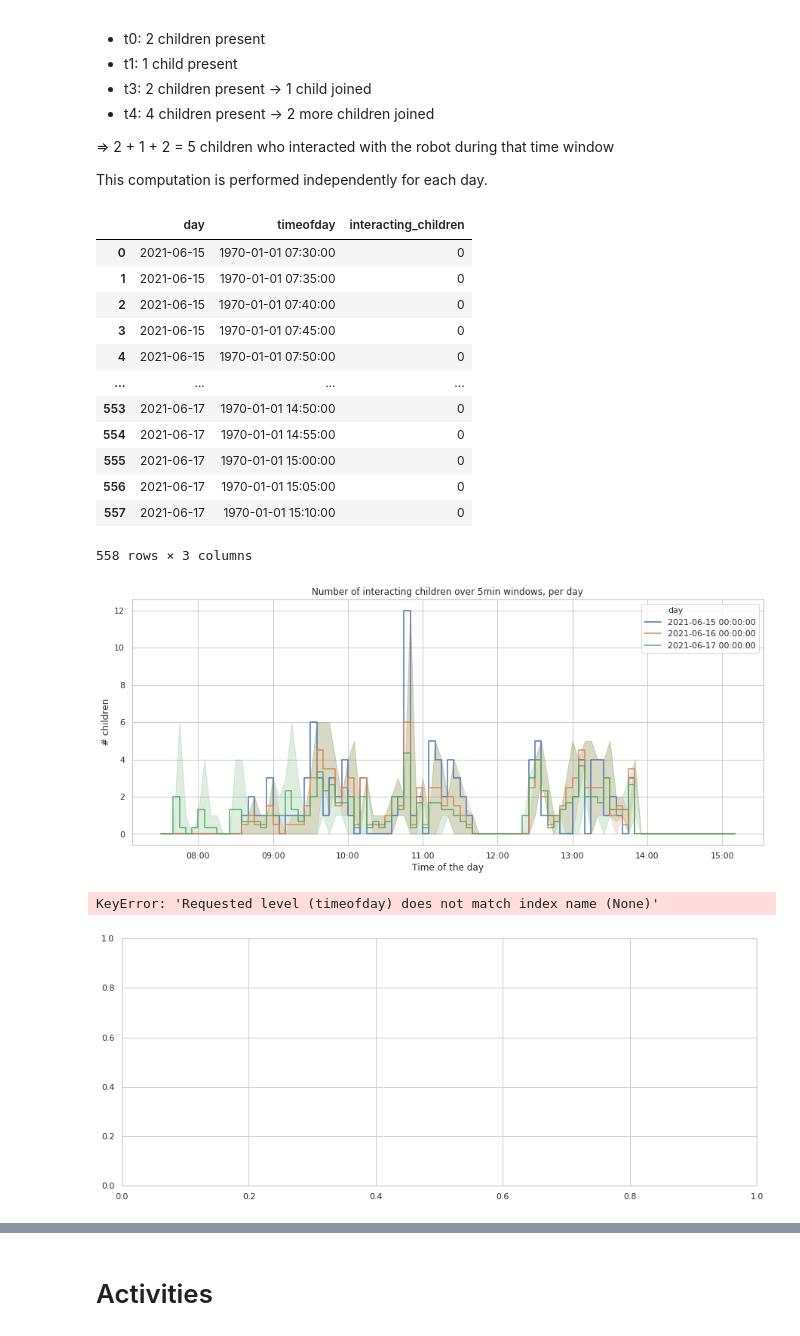
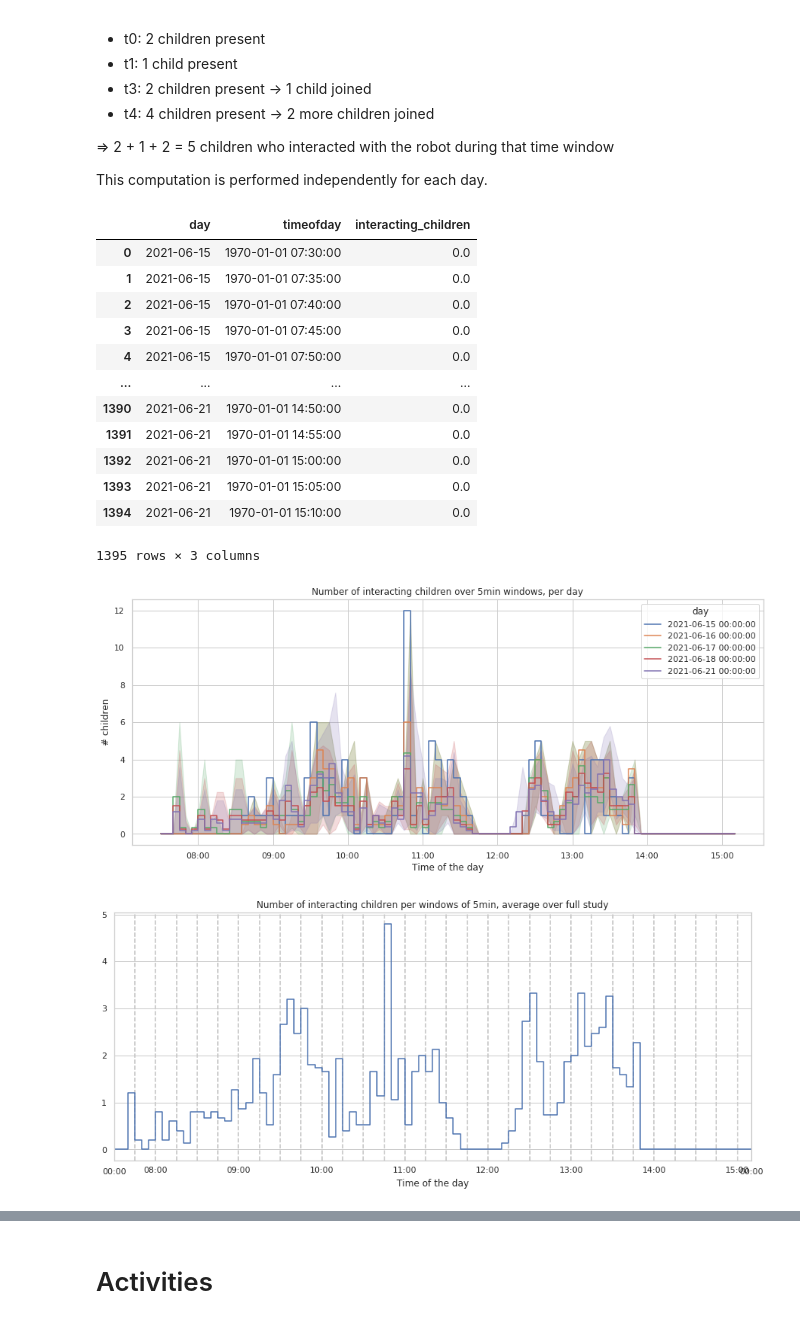
Before and after one commit to severin-lemaignan/robots4sen-data-analysis, a Jupyter notebook: robots4sen.ipynb, the cells around one changed output, grey strips where cells are left out. Drawn from its saved outputs; the diff is of its cells as text; code cells hidden in the pictures.

```diff
--- a/robots4sen.ipynb
+++ b/robots4sen.ipynb
@@ -21,16 +22,18 @@ import seaborn as sns
 # Use white grid plot background from seaborn
 sns.set(style="whitegrid")
 # %%
+DATES = ["15 Jun","16 Jun","17 Jun","18 Jun","21 Jun","22 Jun","23 Jun","24 Jun","25 Jun","29 Jun","30 Jun","01 Jun","02 Jun"]
+DATE_FORMATTER = tick.FuncFormatter(lambda x,p: DATES[x])
 
-actions = pd.concat((pd.read_csv(f) for f in glob.glob("logs-2021-*/actions.csv")))
+actions = pd.concat((pd.read_csv(f) for f in sorted(glob.glob("logs-2021-*/actions.csv"))))
 
 
 
-people = pd.concat((pd.read_csv(f) for f in glob.glob("logs-2021-*/people.csv")))
+people = pd.concat((pd.read_csv(f) for f in sorted(glob.glob("logs-2021-*/people.csv"))))
 
-children = pd.concat((pd.read_csv(f) for f in glob.glob("logs-2021-*/nb_children.csv")))
+children = pd.concat((pd.read_csv(f) for f in sorted(glob.glob("logs-2021-*/nb_children.csv"))))
 
-moods = pd.concat((pd.read_csv(f) for f in glob.glob("logs-2021-*/moods.csv")))
+moods = pd.concat((pd.read_csv(f) for f in sorted(glob.glob("logs-2021-*/moods.csv"))))
 
 # process timestamp, and index dataframes by time
 for df in [actions, people, children, moods]:
@@ -39,7 +42,7 @@ for df in [actions, people, children, moods]:
     df["day"] = df.time.dt.floor('D')
     df["timeofday"] = pd.Timestamp(0) + (df.time - df.day)
 
-    #del df["time"]
+    del df["time"]
 
     df.set_index("timeofday", inplace=True)
 
@@ -145,8 +189,5 @@ pass
 # %% [markdown]
 ### Cumulative sum of children interacting with the robot
 # %%
-children["shifted"] = children.shift(1, fill_value=0).nb_children
-children["increase"] = (children.nb_children - children.shifted).clip(0)
+children["increase"] = children.nb_children.diff().fillna(0).clip(0)
 children["cumsum"] = children.groupby("day").increase.cumsum()
-
-children["cumsum"]
@@ -230,18 +257,18 @@ interacting_children.reset_index(inplace=True)
 interacting_children
 # %% [output]
 |  | day | timeofday | interacting_children |
-| 0 | 2021-06-15 | 1970-01-01 07:30:00 | 0 |
-| 1 | 2021-06-15 | 1970-01-01 07:35:00 | 0 |
-| 2 | 2021-06-15 | 1970-01-01 07:40:00 | 0 |
-| 3 | 2021-06-15 | 1970-01-01 07:45:00 | 0 |
-| 4 | 2021-06-15 | 1970-01-01 07:50:00 | 0 |
+| 0 | 2021-06-15 | 1970-01-01 07:30:00 | 0.0 |
+| 1 | 2021-06-15 | 1970-01-01 07:35:00 | 0.0 |
+| 2 | 2021-06-15 | 1970-01-01 07:40:00 | 0.0 |
+| 3 | 2021-06-15 | 1970-01-01 07:45:00 | 0.0 |
+| 4 | 2021-06-15 | 1970-01-01 07:50:00 | 0.0 |
 | ... | ... | ... | ... |
-| 553 | 2021-06-17 | 1970-01-01 14:50:00 | 0 |
-| 554 | 2021-06-17 | 1970-01-01 14:55:00 | 0 |
-| 555 | 2021-06-17 | 1970-01-01 15:00:00 | 0 |
-| 556 | 2021-06-17 | 1970-01-01 15:05:00 | 0 |
-| 557 | 2021-06-17 | 1970-01-01 15:10:00 | 0 |
+| 1390 | 2021-06-21 | 1970-01-01 14:50:00 | 0.0 |
+| 1391 | 2021-06-21 | 1970-01-01 14:55:00 | 0.0 |
+| 1392 | 2021-06-21 | 1970-01-01 15:00:00 | 0.0 |
+| 1393 | 2021-06-21 | 1970-01-01 15:05:00 | 0.0 |
+| 1394 | 2021-06-21 | 1970-01-01 15:10:00 | 0.0 |
-558 rows × 3 columns
+1395 rows × 3 columns
 # %%
 fig, ax = plt.subplots(figsize=(15, 6))
 # Define the date format
@@ -255,24 +282,23 @@ ax.set(xlabel="Time of the day",
        title="Number of interacting children over %s windows, per day" % WINDOW)
 pass
 # %% [output]
-[figure, old version]
+[figure, new version]
 # %%
 fig, ax = plt.subplots(figsize=(15, 6))
 
-interacting_children.reset_index("timeofday").set_index("day").groupby("timeofday").mean().plot(ax=ax,drawstyle="steps-pre",legend=False)
+interacting_children.set_index("day").groupby("timeofday").mean().plot(ax=ax,drawstyle="steps-pre",legend=False)
 
 # Define the date format
 date_form = DateFormatter("%H:%M")
 ax.xaxis.set_major_formatter(date_form)
 
 ax.set(xlabel="Time of the day",
        title="Number of interacting children per windows of %s, average over full study" % WINDOW)
 
 for xc in windows[::3]:
     ax.axvline(x=xc, color='silver', linestyle='--',zorder=0)
 # %% [output]
-KeyError: 'Requested level (timeofday) does not match index name (None)'
-[figure, old version]
+[figure, new version]
 # %%
 fig, ax = plt.subplots(figsize=(15, 6))
 # Define the date format
```
Also changed, not shown: parts of 42 cells of this notebook.
